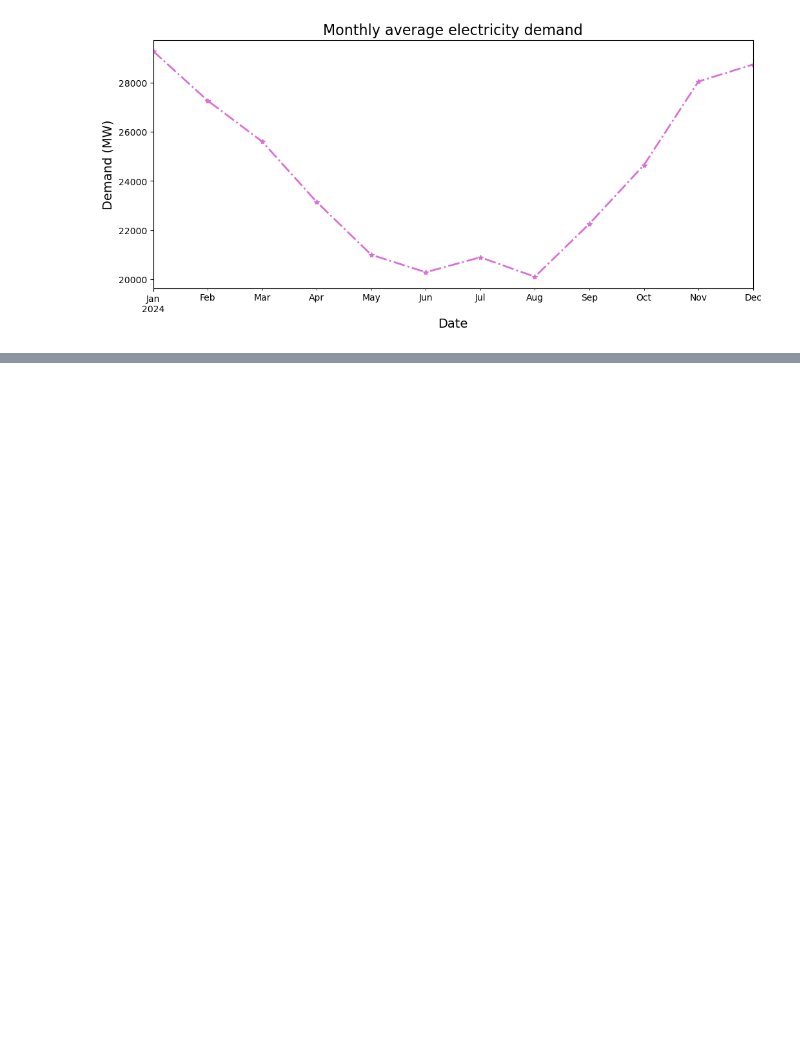
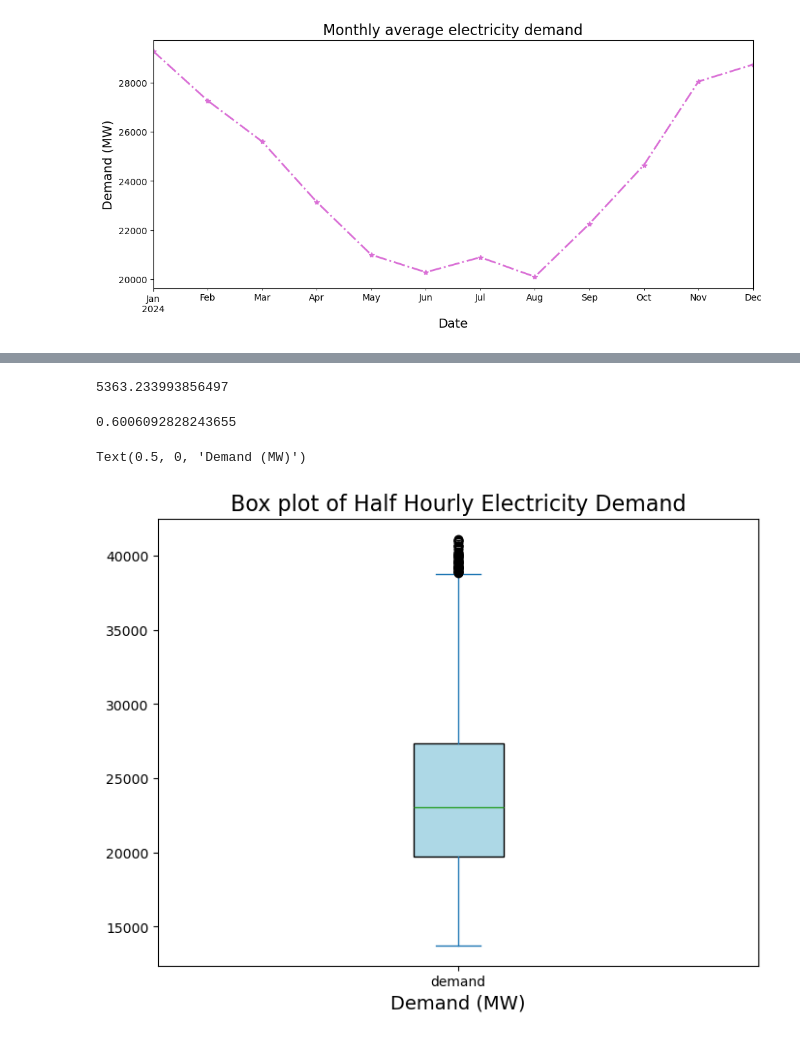
Before and after one commit to GichukiEdwin/Python_Data, a Jupyter notebook: notebooks/demand.ipynb, the cells around one changed output, grey strips where cells are left out. Drawn from its saved outputs; the diff is of its cells as text; code cells hidden in the pictures; blank space fills up the shorter version.

```diff
--- a/notebooks/demand.ipynb
+++ b/notebooks/demand.ipynb
@@ -118,0 +131,15 @@ plt.show()
+# %%
+df1['demand'].std()
+# %% [output]
+5363.233993856497
+# %%
+df1['demand'].skew()
+# %% [output]
+0.6006092828243655
+# %%
+df1['demand'].plot(kind='box', figsize=(8,6), vert=True, patch_artist=True, boxprops=dict(facecolor='lightblue'))
+plt.title('Box plot of Half Hourly Electricity Demand', fontsize=16)
+plt.xlabel('Demand (MW)', fontsize=14)
+# %% [output]
+Text(0.5, 0, 'Demand (MW)')
+[figure, added]
```
Also changed, not shown: parts of 3 cells of this notebook, 2 other files.
